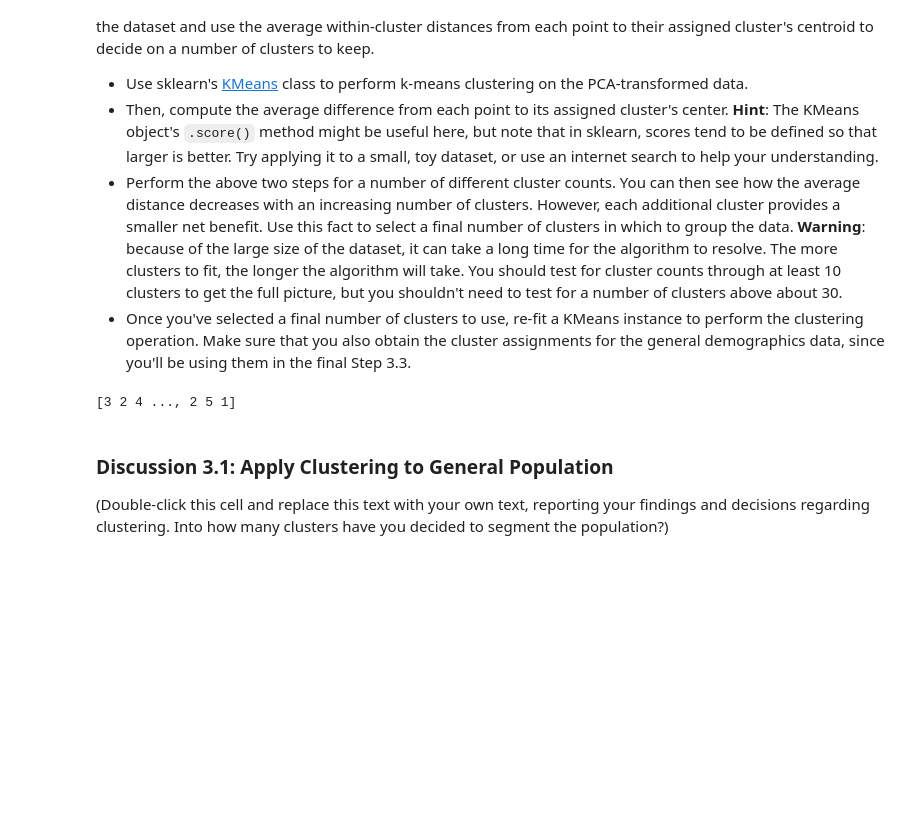
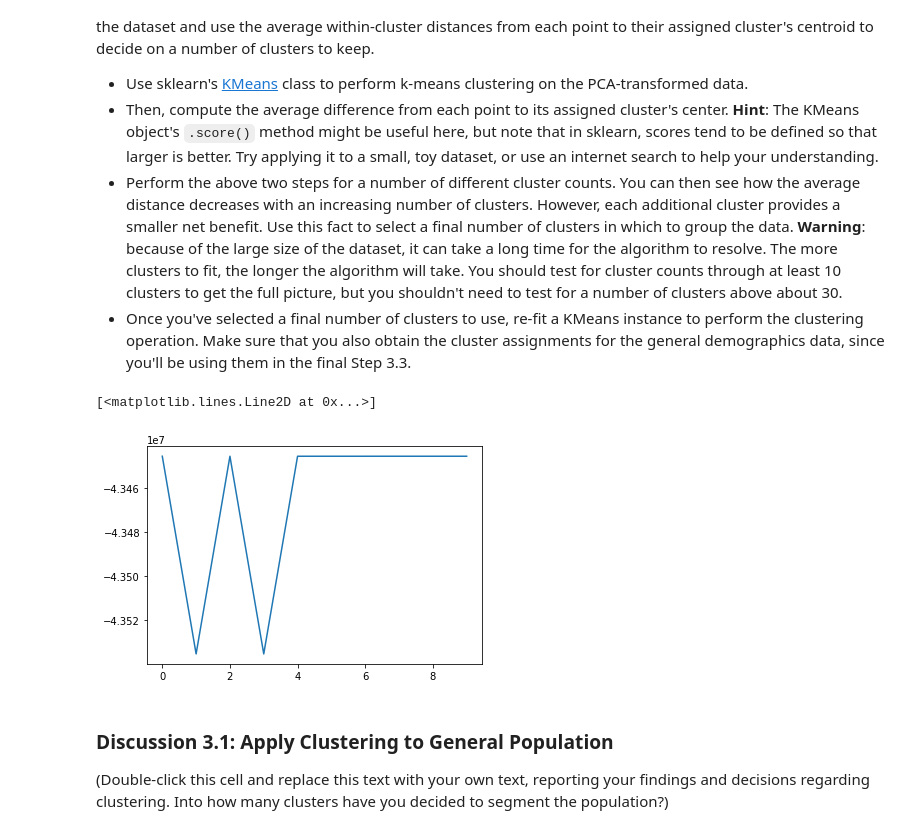
Before and after one commit to rahulsanjay18/UdacityMLProj3, a Jupyter notebook: Identify_Customer_Segments.ipynb, the cells around one changed output. Saved outputs shown, nothing was run; the diff lists cells and outputs as text; code cells hidden in the pictures; blank space fills up the shorter version.

```diff
--- a/Identify_Customer_Segments.ipynb
+++ b/Identify_Customer_Segments.ipynb
@@ -571,6 +576,8 @@ You've assessed and cleaned the demographics data, then scaled and transformed t
 - Perform the above two steps for a number of different cluster counts. You can then see how the average distance decreases with an increasing number of clusters. However, each additional cluster provides a smaller net benefit. Use this fact to select a final number of clusters in which to group the data. **Warning**: because of the large size of the dataset, it can take a long time for the algorithm to resolve. The more clusters to fit, the longer the algorithm will take. You should test for cluster counts through at least 10 clusters to get the full picture, but you shouldn't need to test for a number of clusters above about 30.
 - Once you've selected a final number of clusters to use, re-fit a KMeans instance to perform the clustering operation. Make sure that you also obtain the cluster assignments for the general demographics data, since you'll be using them in the final Step 3.3.
 # %%
+from sklearn.metrics import silhouette_score
+
 # Over a number of different cluster counts...
 from sklearn.cluster import KMeans
 
@@ -579,20 +586,25 @@ def avg_distance_clusters(data, num):
 
     kmeans = KMeans()
     labels = kmeans.fit_predict(data)
-    return labels
+    score = kmeans.score(data, labels)
+    return score
 
-
-for i in range(len(10)):
-    avg_distance_clusters(azdias, i)
+avg_distances = []
+for i in range(10):
+    avg_distances.append(avg_distance_clusters(azdias, i))
     # run k-means clustering on the data and...
 
 
     # compute the average within-cluster distances.
-# %% [output]
-[3 2 4 ..., 2 5 1]
 # %%
 # Investigate the change in within-cluster distance across number of clusters.
 # HINT: Use matplotlib's plot function to visualize this relationship.
+from operator import itemgetter
+min_index = min(enumerate(avg_distances), key=itemgetter(1))[0] # https://stackoverflow.com/questions/13300962/python-find-index-of-minimum-item-in-list-of-floats
+plt.plot(avg_distances)
+# %% [output]
+[<matplotlib.lines.Line2D at 0x...>]
+[figure, added]
 # %%
 # Re-fit the k-means model with the selected number of clusters and obtain
 # cluster predictions for the general population demographics data.
```
Also changed, not shown: parts of 18 cells of this notebook, 1 other file.
